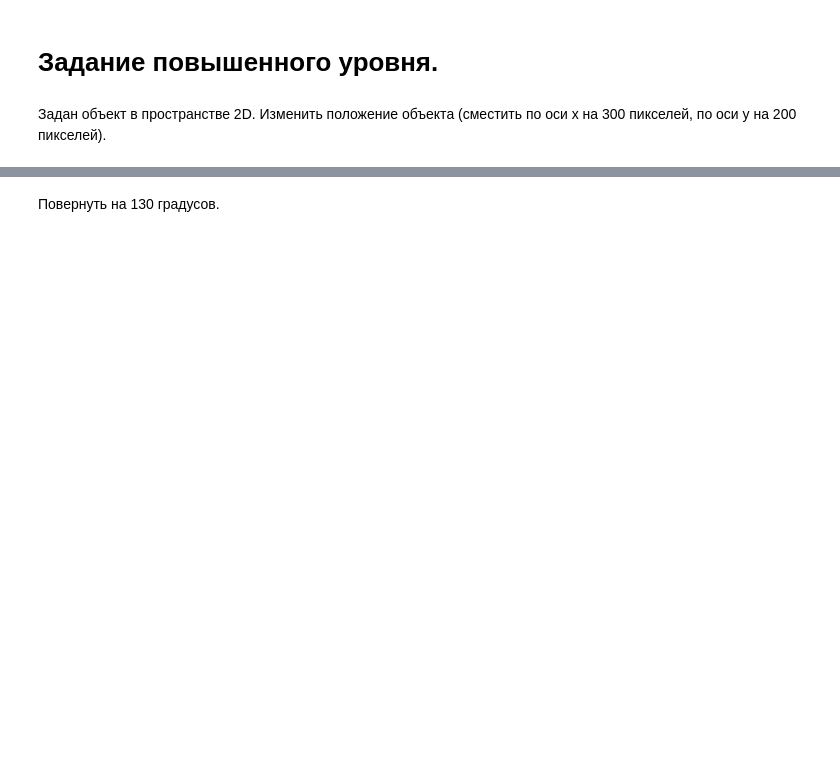
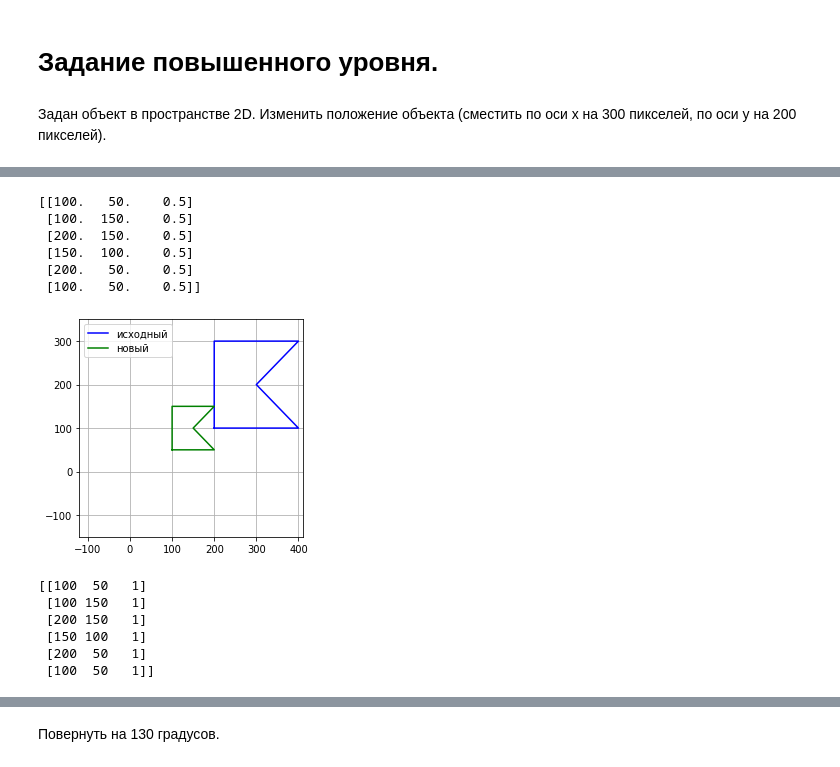
Before and after one commit to ValeriaSchtein/MDS, a Jupyter notebook: HW_mds_5/dz_1.ipynb, the cells around one changed output, grey strips where cells are left out. Saved outputs shown, nothing was run; the diff lists cells and outputs as text; code cells hidden in the pictures; blank space fills up the shorter version.

```diff
--- a/HW_mds_5/dz_1.ipynb
+++ b/HW_mds_5/dz_1.ipynb
@@ -74,0 +148,48 @@ plt.xlim([-200, 200])
+# %%
+"Уменьшить объект в два раза. Первый вариант"
+plt.figure(
+    figsize=(4, 4),
+    )
+B = np.array(B)
+x = B[:,0]
+y = B[:,1]
+plt.plot(x, y, color='b')
+
+C = np.array(B) / 2
+x = C[:,0]
+y = C[:,1]
+plt.plot(x, y, color='g')
+plt.legend(['исходный', 'новый'])
+print(C)
+
+plt.ylim([-150, 350])
+plt.xlim([-120, 410])
+plt.grid()
+# %% [output]
+[[100.   50.    0.5]
+ [100.  150.    0.5]
+ [200.  150.    0.5]
+ [150.  100.    0.5]
+ [200.   50.    0.5]
+ [100.   50.    0.5]]
+[figure, added]
+# %%
+'Второй вариант'
+TransformArray = np.array([
+    [0.5, 0, 0],
+    [0, 0.5, 0],
+    [0, 0, 1]
+])
+C = []
+for point in B:
+  new_point=np.dot(TransformArray,np.transpose(point))
+  C.append(new_point)
+C = np.array(C).astype(int)
+print(C)
+# %% [output]
+[[100  50   1]
+ [100 150   1]
+ [200 150   1]
+ [150 100   1]
+ [200  50   1]
+ [100  50   1]]
```
Also changed, not shown: parts of 15 cells of this notebook.
